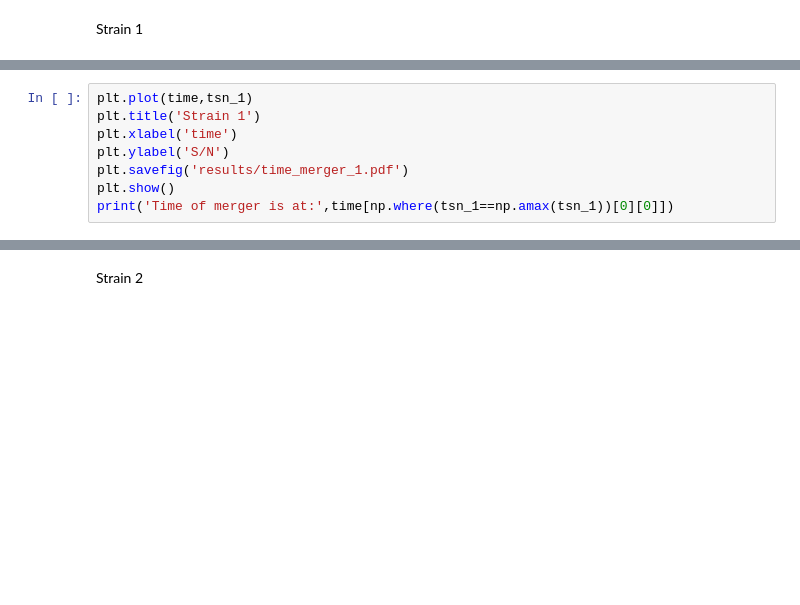
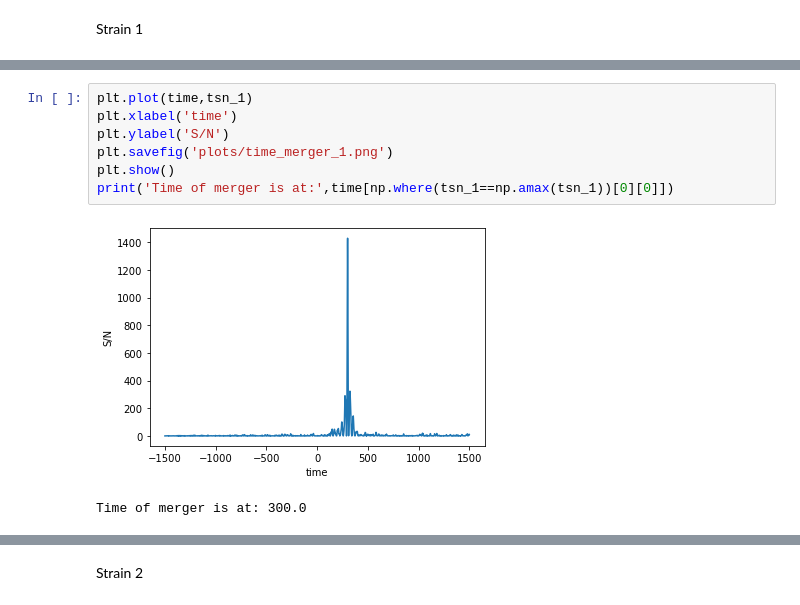
Before and after one commit to johnkou97/matched-filtering, a Jupyter notebook: meta-analysis.ipynb, the cells around one changed output, grey strips where cells are left out. Saved outputs shown, nothing was run; the diff lists cells and outputs as text; blank space fills up the shorter version.

```diff
--- a/meta-analysis.ipynb
+++ b/meta-analysis.ipynb
@@ -57,11 +67,13 @@ plt.show()
 # %%
 plt.plot(time,tsn_1)
-plt.title('Strain 1')
 plt.xlabel('time')
 plt.ylabel('S/N')
-plt.savefig('results/time_merger_1.pdf')
+plt.savefig('plots/time_merger_1.png')
 plt.show()
 print('Time of merger is at:',time[np.where(tsn_1==np.amax(tsn_1))[0][0]])
+# %% [output]
+[figure, added]
+Time of merger is at: 300.0
 # %%
 max_loc=np.where(sn_1==np.amax(sn_1))[0][0]
 count=0
```
Also changed, not shown: parts of 18 cells of this notebook, 14 other files.
